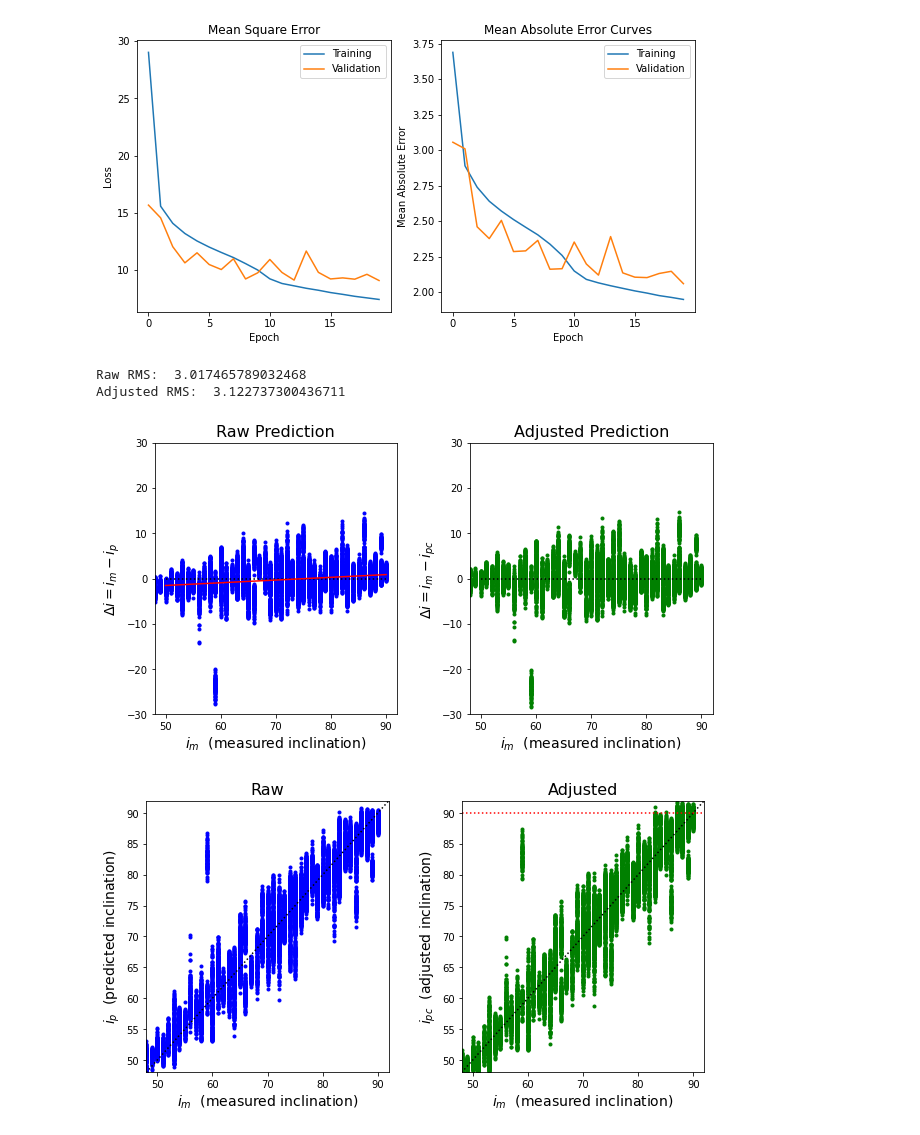
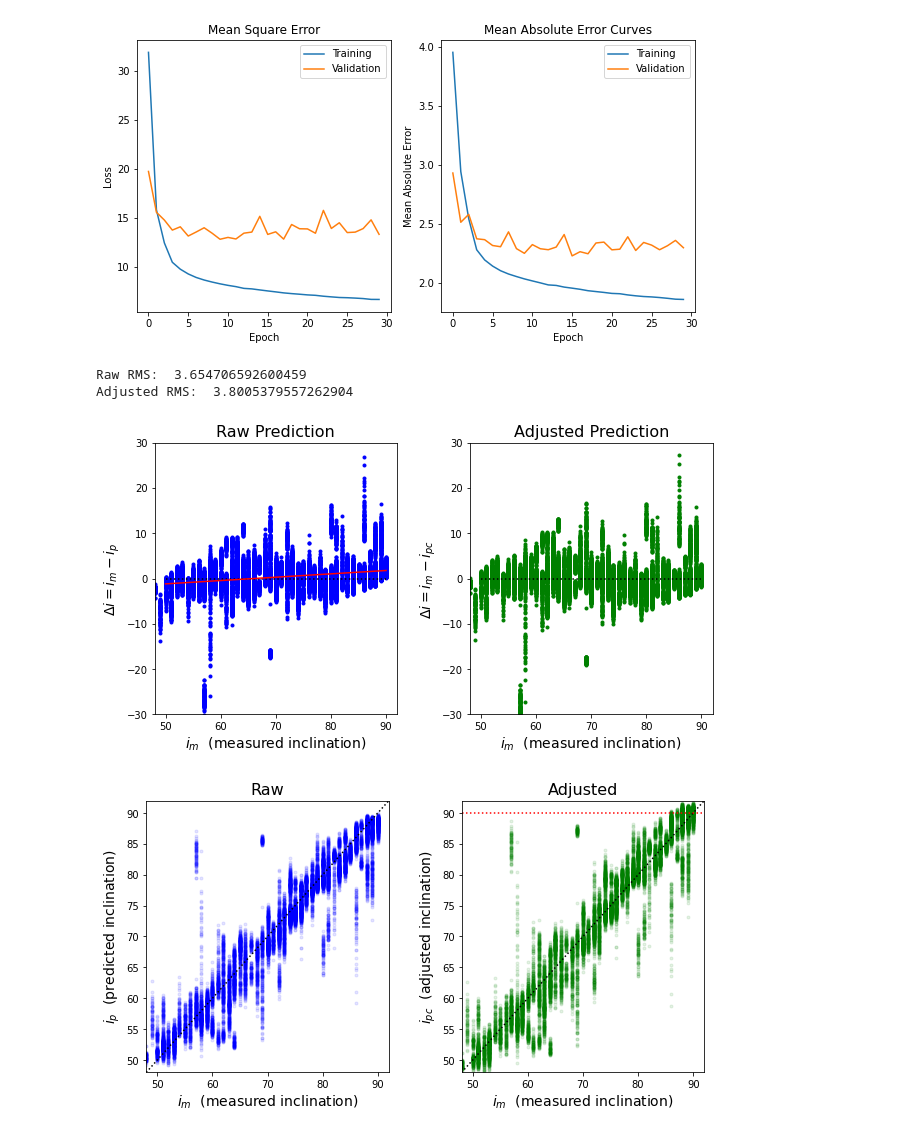
Before and after one commit to ekourkchi/incNET, a Jupyter notebook: CNN_inc_VGG6_regr_augmented.ipynb, the cells around one changed output. Cells and saved outputs as stored; diff of their text form; code cells hidden in the pictures.

```diff
--- a/CNN_inc_VGG6_regr_augmented.ipynb
+++ b/CNN_inc_VGG6_regr_augmented.ipynb
@@ -60,8 +60,8 @@ ia.seed(1)
 seq = iaa.Sequential([
 
     # iaa.Sometimes(0.5, iaa.GaussianBlur(sigma=(0, 0.1))),
-    # iaa.GammaContrast(gamma=(0.97,1.03)),
-    # iaa.AdditiveGaussianNoise(0,3),
+    iaa.GammaContrast(gamma=(0.97,1.03)),
+    iaa.AdditiveGaussianNoise(0,3),
     iaa.Affine(rotate=(0, 360))
 ], random_order=True)
 # %%
@@ -163,10 +163,15 @@ def vgg6(input_shape=(64, 64, 3)):
     model.add(tf.keras.layers.MaxPooling2D(pool_size=(2, 2)))
     model.add(tf.keras.layers.Dropout(0.25))
 
+    model.add(tf.keras.layers.Conv2D(32, (3, 3), activation='relu', name='conv30'))
+    model.add(tf.keras.layers.Conv2D(32, (3, 3), activation='relu', name='conv40'))
+    model.add(tf.keras.layers.MaxPooling2D(pool_size=(2, 2)))
+    model.add(tf.keras.layers.Dropout(0.25))
+
     model.add(tf.keras.layers.Conv2D(32, (3, 3), activation='relu', name='conv3'))
     model.add(tf.keras.layers.Conv2D(32, (3, 3), activation='relu', name='conv4'))
     model.add(tf.keras.layers.BatchNormalization(axis = 3, name = 'bn_2'))
-    model.add(tf.keras.layers.MaxPooling2D(pool_size=(4, 4)))
+    model.add(tf.keras.layers.MaxPooling2D(pool_size=(2, 2)))
     model.add(tf.keras.layers.Dropout(0.25))
 
     ## Fully connected layers
@@ -212,7 +217,7 @@ def custom_loss(y_true, y_pred):
 
 vgg_model = vgg6()
 vgg_model.compile(loss='mse', optimizer=tf.keras.optimizers.Adam(), metrics=['mse', 'mae'])
-n_epochs=20
+n_epochs=30
 vgg_model.summary()
 vgg_model_history = vgg_model.fit(images_train_aug, labels_train_aug,
                                   epochs=n_epochs, batch_size=64,
@@ -267,7 +272,7 @@ def plot_model_history(history):
 
 plot_model_history(vgg_model.history)
 # %% [output]
-[figure, old version]
+[figure, new version]
 # %%
 inc_p = vgg_model.predict(images_test_aug)
 inc_m = labels_test_aug
@@ -309,29 +314,29 @@ ax[1].set_ylabel(r'$\Delta i = i_m-i_{pc}$', fontsize=14)
 
 plt.subplots_adjust( wspace=0.3)
 # %% [output]
-Raw RMS:  3.017465789032468
-Adjusted RMS:  3.122737300436711
+Raw RMS:  3.654706592600459
+Adjusted RMS:  3.8005379557262904
-[figure, old version]
+[figure, new version]
 # %%
 fig, ax = plt.subplots(nrows=1,ncols=2, figsize=(10,5))
 
-ax[0].plot(inc_m, inc_p, 'b.')
+ax[0].plot(inc_m, inc_p, 'b.', alpha=0.1)
 ax[0].plot([48,92],[48,92], 'k:')
 ax[0].set_xlim(48,92)
 ax[0].set_ylim(48,92)
 ax[0].set_title('Raw', fontsize=16)
 ax[0].set_xlabel(r'$i_m$'+'  (measured inclination)', fontsize=14)
 ax[0].set_ylabel(r'$i_p$'+'  (predicted inclination)', fontsize=14)
 
-ax[1].plot(inc_m, (inc_p+b)/(1.-m), 'g.')
+ax[1].plot(inc_m, (inc_p+b)/(1.-m), 'g.', alpha=0.1)
 ax[1].plot([48,92],[48,92], 'k:')
 ax[1].set_xlim(48,92)
 ax[1].set_ylim(48,92)
 ax[1].plot([48,92],[90,90], 'r:')
 ax[1].set_title('Adjusted', fontsize=16)
 ax[1].set_xlabel(r'$i_m$'+'  (measured inclination)', fontsize=14)
 ax[1].set_ylabel(r'$i_{pc}$'+'  (adjusted inclination)', fontsize=14)
 
 plt.subplots_adjust( wspace=0.3)
 # %% [output]
-[figure, old version]
+[figure, new version]
```
Also changed, not shown: parts of 4 cells of this notebook.
